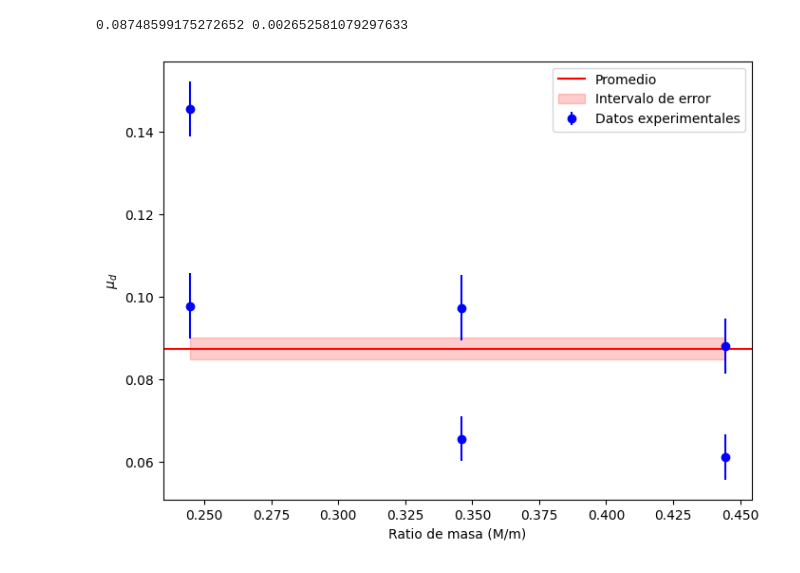
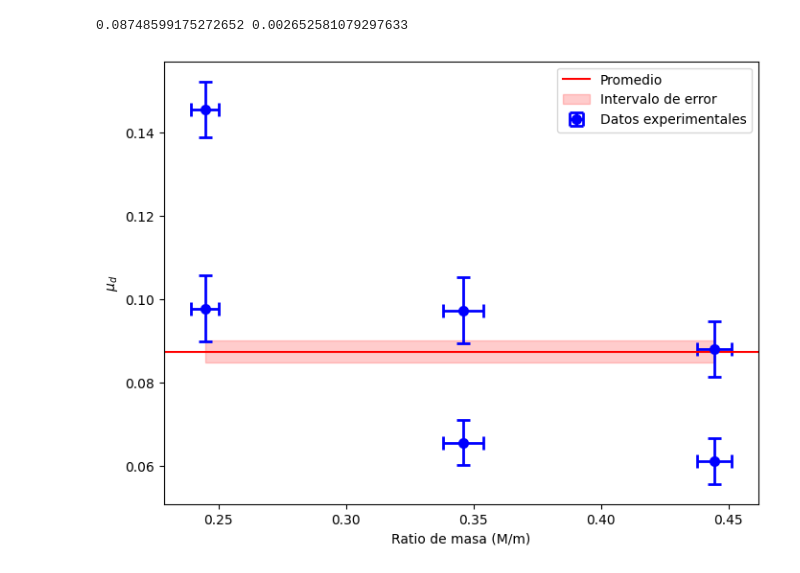
Before and after one commit to FacuVCanale/TP1-FISICA, a Jupyter notebook: mu_d_aproximation.ipynb, the cells around one changed output. Saved outputs shown, nothing was run; the diff lists cells and outputs as text; code cells hidden in the pictures.

Commit message:
ALL GRAPHS + CALCS FINISHED

```diff
--- a/mu_d_aproximation.ipynb
+++ b/mu_d_aproximation.ipynb
@@ -219,21 +226,27 @@ $$
 # %%
 
 # Calcular aceleración
-"""
+
 datasets = [
     { "file" : 'data_dosplataymadera_oro.csv', "m" : 110 + 2 * 23 + 6, "M" : 72 },
     { "file" : 'data_maderayoro_dosplata.csv', "m" : 110 + 6 + 72, "M" : 2 * 23 },
     { "file" : 'data_plata_dosplata.csv', "m" : 110 + 23, "M" : 2 * 23}
 ]
-"""
 
-datasets = [
-    { "file" : 'data_dosplata_oro_PAPEL.csv', "m" : 110 + 2 * 23 + 6, "M" : 72 },
-    { "file" : 'data_tresplata_oro_PAPEL.csv', "m" : 110 + 6 + 72, "M" : 2 * 23 },
-]
+
+# datasets = [
+#     { "file" : 'data_dosplata_oro_PAPEL.csv', "m" : 110 + 2 * 23 + 6, "M" : 72 },
+#     { "file" : 'data_tresplata_oro_PAPEL.csv', "m" : 110 + 6 + 72, "M" : 2 * 23 },
+# ]
+
 M_m_ratios = [dataset["M"] / dataset['m'] for dataset in datasets + datasets]
 mu_d = []
 error_mu_d = []
+
+def propagacion_errores_ratios(M, m, dM=1, dm=1):
+    return np.sqrt((dM / m)**2 + (M * dm / m**2)**2)
+
+M_m_errors = [propagacion_errores_ratios(dataset["M"], dataset["m"]) for dataset in datasets + datasets]
 
 for dataset in datasets:
     for i in range(1,3):
@@ -265,21 +278,20 @@ print(mean, overall_error)
 # %%
 import matplotlib.pyplot as plt
 
 sorted_indices = np.argsort(M_m_ratios)
 M_m_ratios_sorted = np.array(M_m_ratios)[sorted_indices]
 mu_d_sorted = np.array(mu_d)[sorted_indices]
 error_mu_d = np.array(error_mu_d)[sorted_indices]
+M_m_errors_sorted = np.array(M_m_errors)[sorted_indices]
 
 # Plotting the results
 plt.figure(figsize=(8, 6))
-plt.errorbar(M_m_ratios_sorted, mu_d_sorted, yerr=error_mu_d, fmt='o', label='Datos experimentales', color = 'blue')
+plt.errorbar(M_m_ratios_sorted, mu_d_sorted, xerr=M_m_errors_sorted, yerr=error_mu_d, fmt='o', label='Datos experimentales', color = 'blue', capsize=5, elinewidth=2, markeredgewidth=2)
 plt.axhline(mean, color='red', label='Promedio')
 plt.fill_between(M_m_ratios_sorted, mean - overall_error, mean + overall_error, color='red', alpha=0.2, label='Intervalo de error')
 plt.xlabel('Ratio de masa (M/m)')
 plt.ylabel('$μ_d$')
 plt.legend()
 plt.show()
-
- # Quedó muy raro esto, después debugeo
 # %% [output]
-[figure, old version]
+[figure, new version]
```
Also changed, not shown: parts of 3 cells of this notebook, 13 other files.
